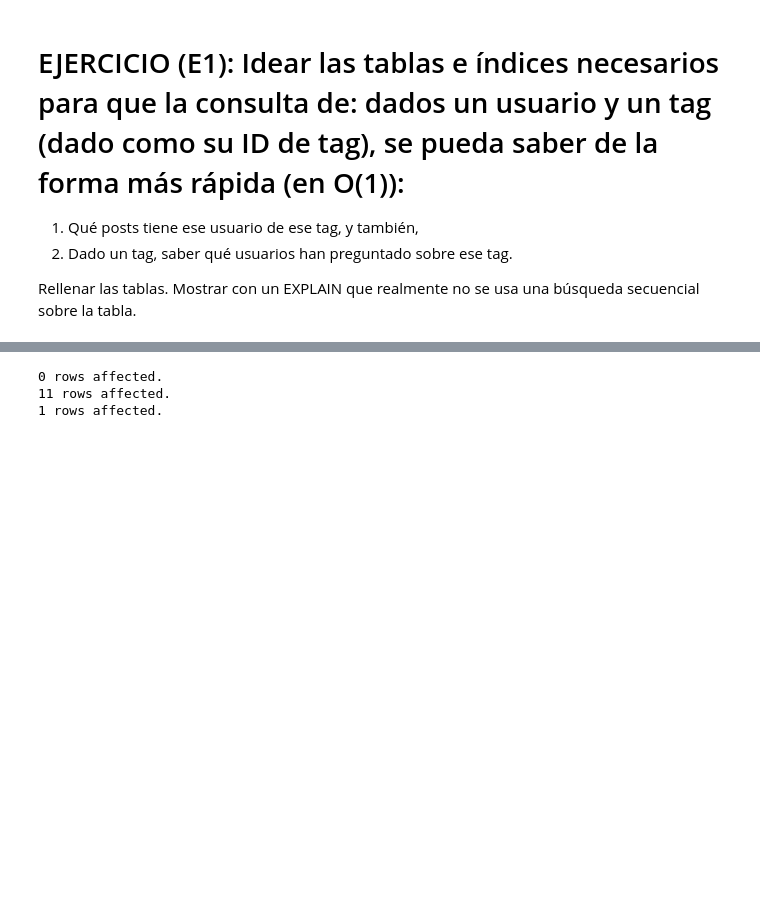
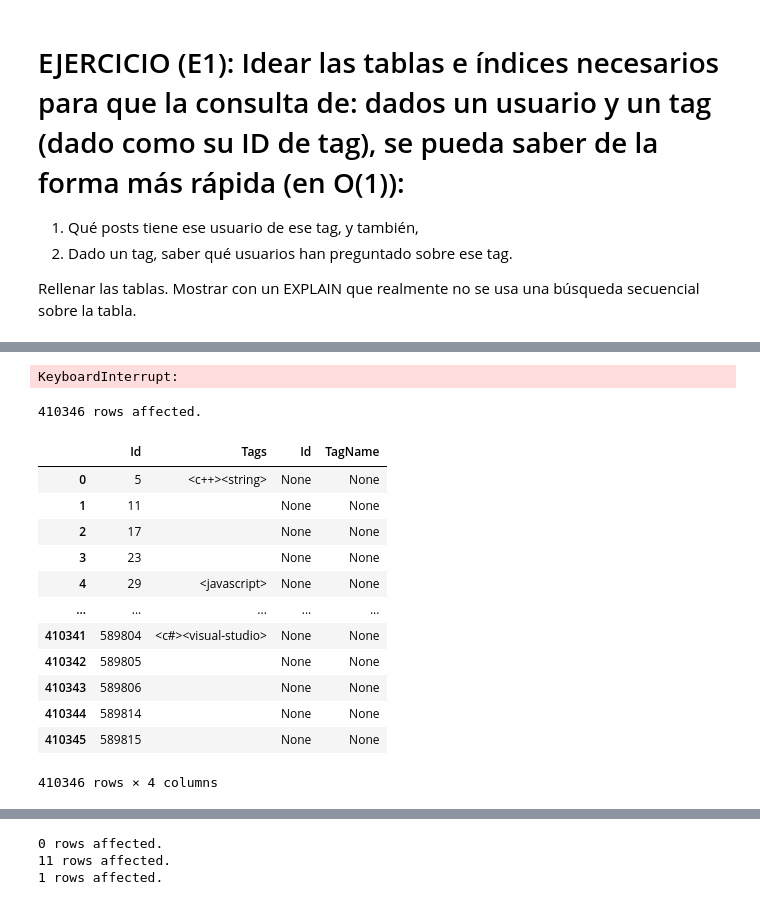
Before and after one commit to juanluserra/master_bigdata, a Jupyter notebook: BASES DE DATOS/Practicas/sesiones_sql/sesion2.ipynb, the cells around one changed output, grey strips where cells are left out. Cells and saved outputs as stored; diff of their text form; code cells hidden in the pictures; blank space fills up the shorter version.

```diff
--- a/BASES DE DATOS/Practicas/sesiones_sql/sesion2.ipynb
+++ b/BASES DE DATOS/Practicas/sesiones_sql/sesion2.ipynb
@@ -1039,0 +1059,74 @@ Rellenar las tablas. Mostrar con un EXPLAIN que realmente no se usa una búsqued
+# %%
+%%sql
+
+INSERT INTO posts_user_tag(
+    Id,
+    OwnerUserId,
+    Title,
+    Body,
+    ClosedDate,
+    CommentCount,
+    CommunityOwnedDate,
+    ContentLicense,
+    CreationDate,
+    FavoriteCount,
+    LastActivityDate,
+    LastEditDate,
+    ParentId,
+    PostTypeId,
+    Score,
+    ViewCount
+)
+SELECT
+
+Id,
+OwnerUserId,
+Title,
+Body,
+ClosedDate,
+CommentCount,
+CommunityOwnedDate,
+ContentLicense,
+CreationDate,
+FavoriteCount,
+LastActivityDate,
+LastEditDate,
+ParentId,
+PostTypeId,
+Score,
+ViewCount
+
+FROM postspart
+;
+# %% [output]
+KeyboardInterrupt:
+# %%
+%%sql
+
+SELECT *
+FROM (
+    SELECT Id, Tags
+    FROM postspart
+) AS t1
+
+LEFT JOIN (
+    SELECT Id, TagName
+    FROM Tags
+) AS t2
+
+ON t1.Tags = t2.TagName
+# %% [output]
+410346 rows affected.
+|  | Id | Tags | Id | TagName |
+| 0 | 5 | <c++><string> | None | None |
+| 1 | 11 |  | None | None |
+| 2 | 17 |  | None | None |
+| 3 | 23 |  | None | None |
+| 4 | 29 | <javascript> | None | None |
+| ... | ... | ... | ... | ... |
+| 410341 | 589804 | <c#><visual-studio> | None | None |
+| 410342 | 589805 |  | None | None |
+| 410343 | 589806 |  | None | None |
+| 410344 | 589814 |  | None | None |
+| 410345 | 589815 |  | None | None |
+410346 rows × 4 columns
```
Also changed, not shown: parts of 7 cells of this notebook.
